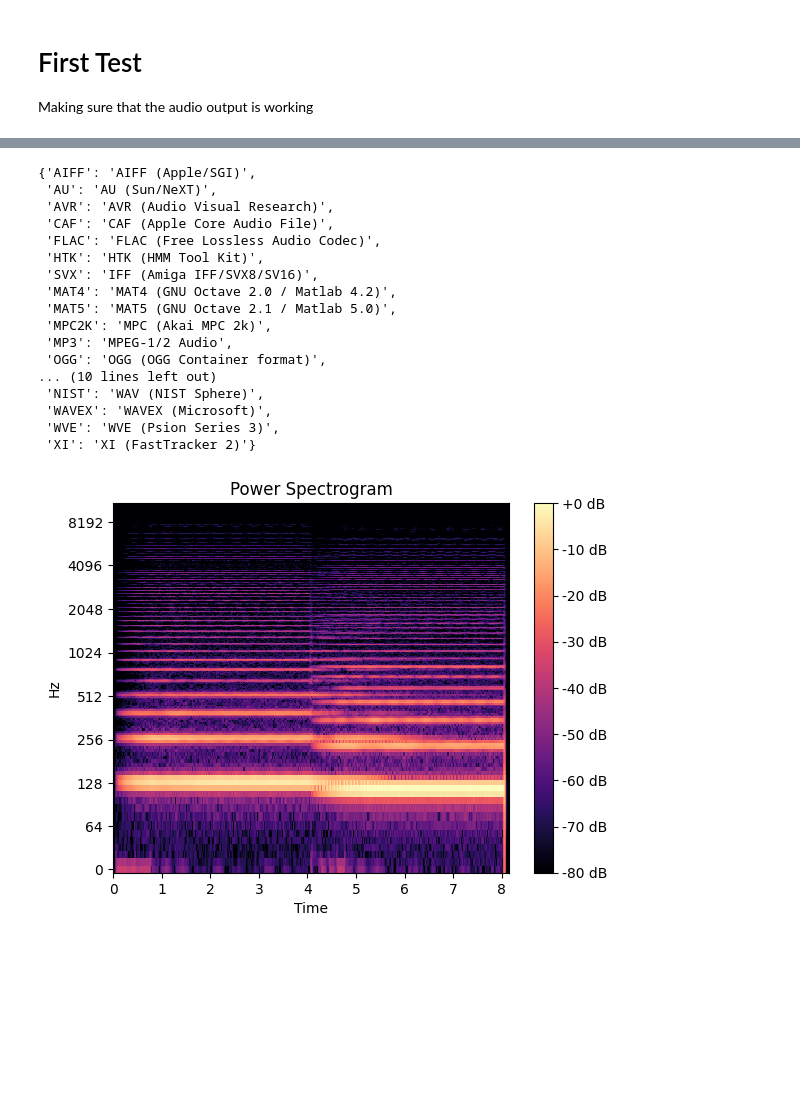
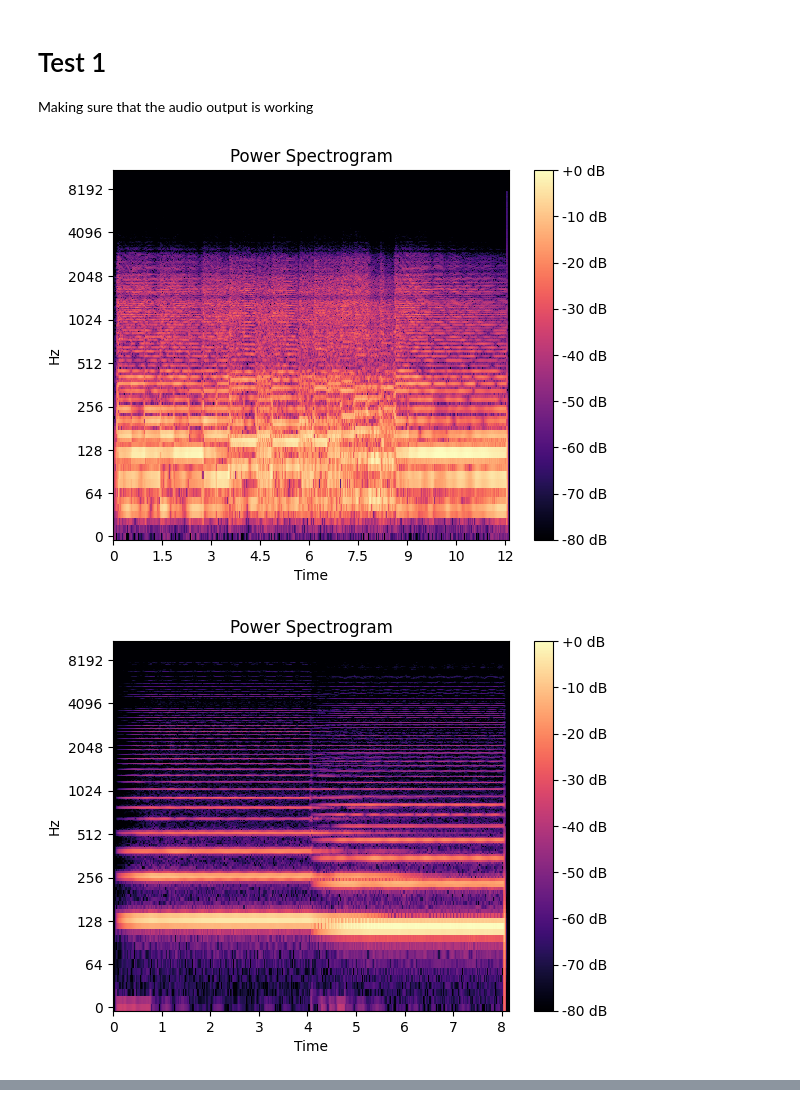
Before and after one commit to hbarton2/AudioAnalyzer, a Jupyter notebook: main.ipynb, the cells around one changed output, grey strips where cells are left out. Saved outputs shown, nothing was run; the diff lists cells and outputs as text; code cells hidden in the pictures; blank space fills up the shorter version.

Commit message:
Test5

```diff
--- a/main.ipynb
+++ b/main.ipynb
@@ -4,26 +4,33 @@ import matplotlib.pyplot as plt
 import numpy as np
 import utils as u
 import soundfile as sf
+# %%
+paths = ['Sounds/Guitar_Heavy.mp3', 'Sounds/Strings.mp3', 'Sounds/Piano.mp3']
 # %% [markdown]
-# First Test
+# Test 1
 Making sure that the audio output is working
 # %%
-ex, sr = librosa.load('Sounds/Guitar_Heavy.mp3', sr=44100)
+for p in paths:
 
-# S = np.abs(librosa.stft(ex))
+    ex, sr = librosa.load(p, sr=44100)
 
-# max = S.max()
+    # S = np.abs(librosa.stft(ex))
 
-# S_dB = librosa.amplitude_to_db(S, ref=np.max)
+    # max = S.max()
 
-# u.show_spectrogram(S_dB)
+    # S_dB = librosa.amplitude_to_db(S, ref=np.max)
 
-# S_dB[S_dB<-40] = -80
+    # u.show_spectrogram(S_dB)
 
-# u.show_spectrogram(S_dB)
+    # S_dB[S_dB<-40] = -80
 
-# S_c = librosa.griffinlim(librosa.db_to_amplitude(S_dB) * max)
+    # u.show_spectrogram(S_dB)
 
-# u.show_spectrogram_audiodata(S_c)
+    # S_c = librosa.griffinlim(librosa.db_to_amplitude(S_dB) * max)
 
-sf.write('test1.mp3', ex, 44100, format='MP3')
+    u.show_spectrogram_audiodata(ex)
+
+    sf.write('test1' + p.split('/')[1].split('.')[0] + '.mp3', ex, 44100, format='MP3')
+# %% [output]
+[figure, added]
+[figure, added]
@@ -30,24 +37,0 @@ sf.write('test1.mp3', ex, 44100, format='MP3')
-# %%
-sf.available_formats()
-# %% [output]
-{'AIFF': 'AIFF (Apple/SGI)',
- 'AU': 'AU (Sun/NeXT)',
- 'AVR': 'AVR (Audio Visual Research)',
- 'CAF': 'CAF (Apple Core Audio File)',
- 'FLAC': 'FLAC (Free Lossless Audio Codec)',
- 'HTK': 'HTK (HMM Tool Kit)',
- 'SVX': 'IFF (Amiga IFF/SVX8/SV16)',
- 'MAT4': 'MAT4 (GNU Octave 2.0 / Matlab 4.2)',
- 'MAT5': 'MAT5 (GNU Octave 2.1 / Matlab 5.0)',
- 'MPC2K': 'MPC (Akai MPC 2k)',
- 'MP3': 'MPEG-1/2 Audio',
- 'OGG': 'OGG (OGG Container format)',
-... (10 lines left out)
- 'NIST': 'WAV (NIST Sphere)',
- 'WAVEX': 'WAVEX (Microsoft)',
- 'WVE': 'WVE (Psion Series 3)',
- 'XI': 'XI (FastTracker 2)'}
-# %%
-u.show_spectrogram_filepath('Sounds/Strings.mp3')
-# %% [output]
-[figure, removed]
```
Also changed, not shown: parts of 9 cells of this notebook, 2 other files.
